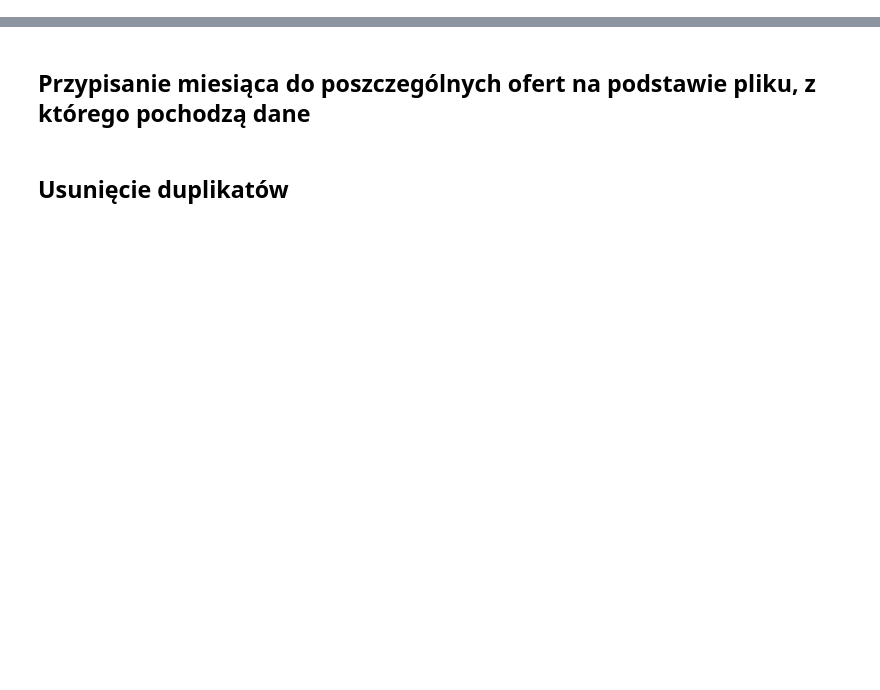
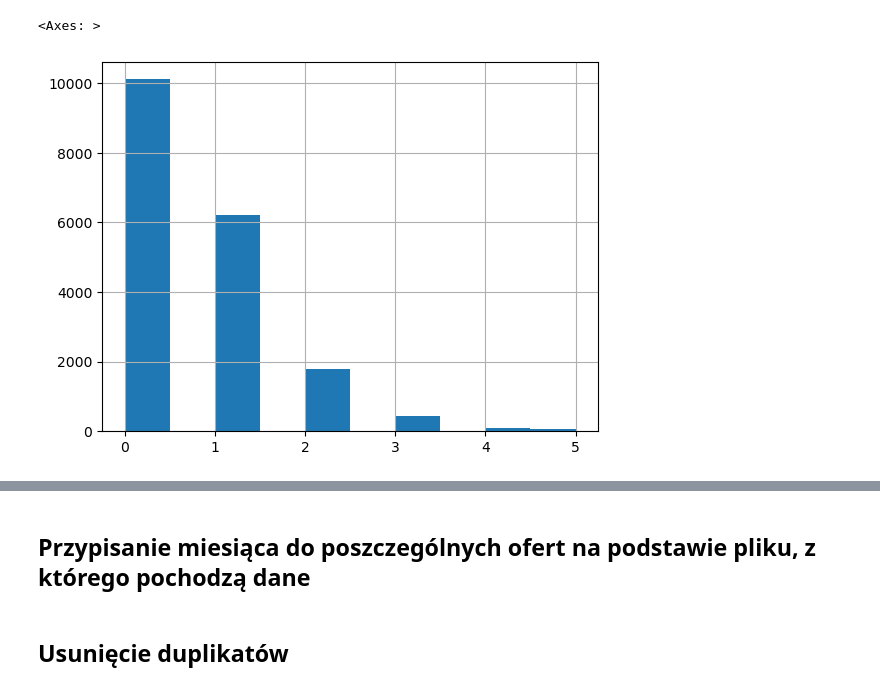
Before and after one commit to Roger1121/FlatAI, a Jupyter notebook: DataProcessing.ipynb, the cells around one changed output, grey strips where cells are left out. Saved outputs shown, nothing was run; the diff lists cells and outputs as text; code cells hidden in the pictures; blank space fills up the shorter version.

```diff
--- a/DataProcessing.ipynb
+++ b/DataProcessing.ipynb
@@ -0,0 +20,19 @@
+# %%
+data_AUG = pd.read_csv("apartments_pl_2023_08.csv")
+data_SEP = pd.read_csv("apartments_pl_2023_09.csv")
+data_OCT = pd.read_csv("apartments_pl_2023_10.csv")
+# %%
+data_AUG.drop(columns=["id"], inplace=True)
+data_AUG.drop_duplicates(inplace = True)
+data_AUG.drop(columns=["schoolDistance","clinicDistance","postOfficeDistance","kindergartenDistance","restaurantDistance","collegeDistance","pharmacyDistance"], inplace=True)
+data_AUG.drop(columns=["buildingMaterial","condition"], inplace=True)
+
+data_SEP.drop(columns=["id"], inplace=True)
+data_SEP.drop_duplicates(inplace = True)
+data_SEP.drop(columns=["schoolDistance","clinicDistance","postOfficeDistance","kindergartenDistance","restaurantDistance","collegeDistance","pharmacyDistance"], inplace=True)
+data_SEP.drop(columns=["buildingMaterial","condition"], inplace=True)
+
+data_OCT.drop(columns=["id"], inplace=True)
+data_OCT.drop_duplicates(inplace = True)
+data_OCT.drop(columns=["schoolDistance","clinicDistance","postOfficeDistance","kindergartenDistance","restaurantDistance","collegeDistance","pharmacyDistance"], inplace=True)
+data_OCT.drop(columns=["buildingMaterial","condition"], inplace=True)
@@ -0,0 +70,5 @@
+# %%
+data_AUG.isna().sum(1).hist()
+# %% [output]
+<Axes: >
+[figure, added]
```
Also changed, not shown: parts of 7 cells of this notebook.
